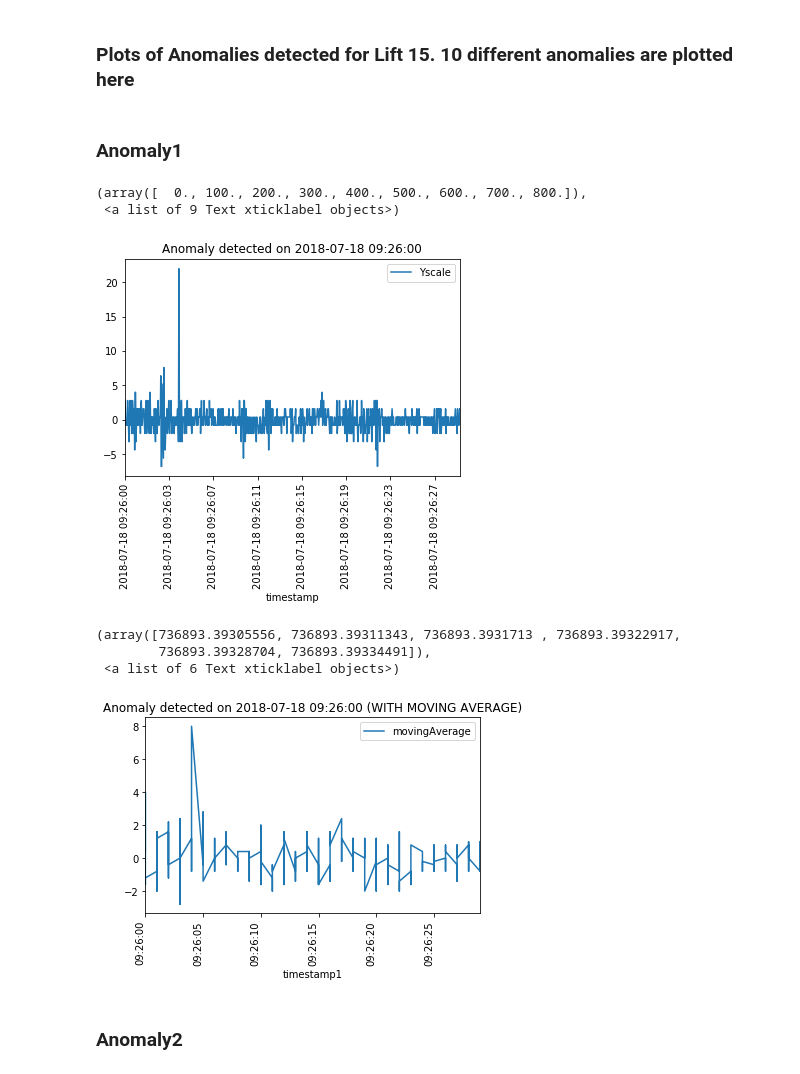
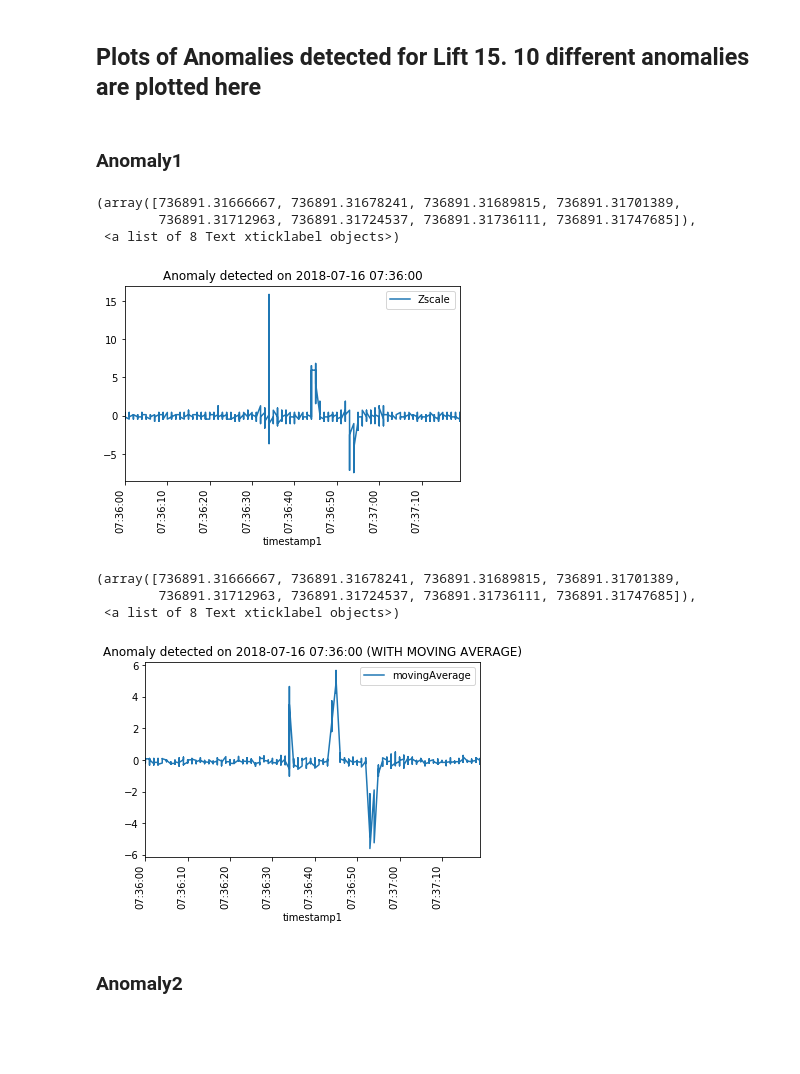
Before and after one commit to Ria-Thomas/DeviationFinder, a Jupyter notebook: EDA/EDA-Lift13.ipynb, the cells around one changed output. Drawn from its saved outputs; the diff is of its cells as text; code cells hidden in the pictures; blank space fills up the shorter version.

Commit message:
EDA-Lift13.ipynb V0.3

```diff
--- a/EDA/EDA-Lift13.ipynb
+++ b/EDA/EDA-Lift13.ipynb
@@ -203,26 +202,27 @@ Wall time: 417 ms
 # %% [markdown]
-### Plots of Anomalies detected for Lift 15. 10 different anomalies are plotted here
+## Plots of Anomalies detected for Lift 15. 10 different anomalies are plotted here
 # %% [markdown]
 ### Anomaly1
 # %%
-temp_pandas.plot(x ='timestamp', y='Yscale', kind = 'line')
-plt.title("Anomaly detected on 2018-07-18 09:26:00")
+temp_pandas.plot(x ='timestamp1', y='Zscale', kind = 'line')
+plt.title("Anomaly detected on 2018-07-16 07:36:00")
 plt.xticks(rotation=90)
 # %% [output]
-(array([  0., 100., 200., 300., 400., 500., 600., 700., 800.]),
- <a list of 9 Text xticklabel objects>)
+(array([736891.31666667, 736891.31678241, 736891.31689815, 736891.31701389,
+        736891.31712963, 736891.31724537, 736891.31736111, 736891.31747685]),
+ <a list of 8 Text xticklabel objects>)
-[figure, old version]
+[figure, new version]
 # %%
 # This is the plot for window size 3
 
 temp_avg.plot(x ='timestamp1', y='movingAverage', kind = 'line')
-plt.title("Anomaly detected on 2018-07-18 09:26:00 (WITH MOVING AVERAGE)")
+plt.title("Anomaly detected on 2018-07-16 07:36:00 (WITH MOVING AVERAGE)")
 plt.xticks(rotation=90)
 # %% [output]
-(array([736893.39305556, 736893.39311343, 736893.3931713 , 736893.39322917,
-        736893.39328704, 736893.39334491]),
- <a list of 6 Text xticklabel objects>)
+(array([736891.31666667, 736891.31678241, 736891.31689815, 736891.31701389,
+        736891.31712963, 736891.31724537, 736891.31736111, 736891.31747685]),
+ <a list of 8 Text xticklabel objects>)
-[figure, old version]
+[figure, new version]
 # %% [markdown]
 ### Anomaly2
 # %%
```
Also changed, not shown: parts of 44 cells of this notebook.
